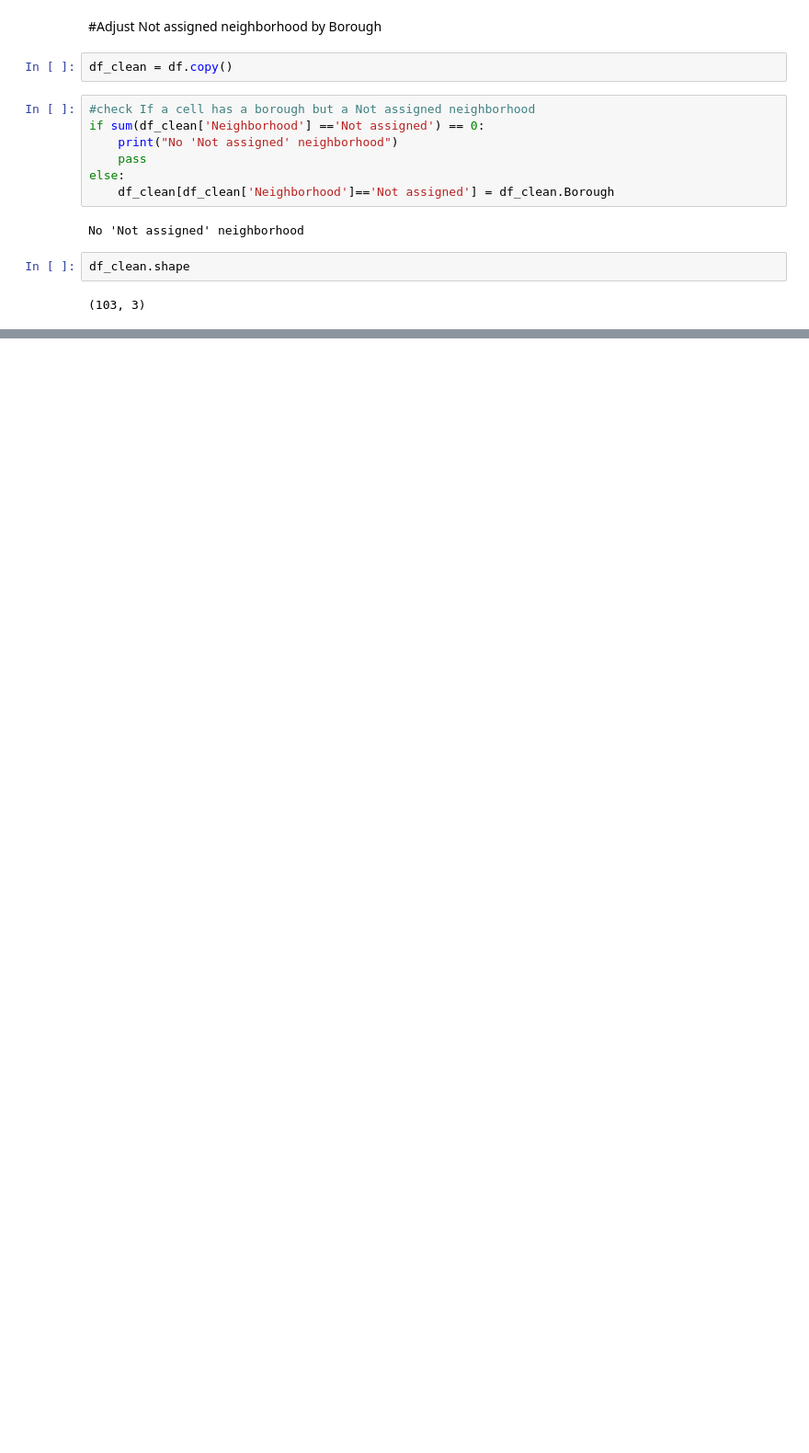
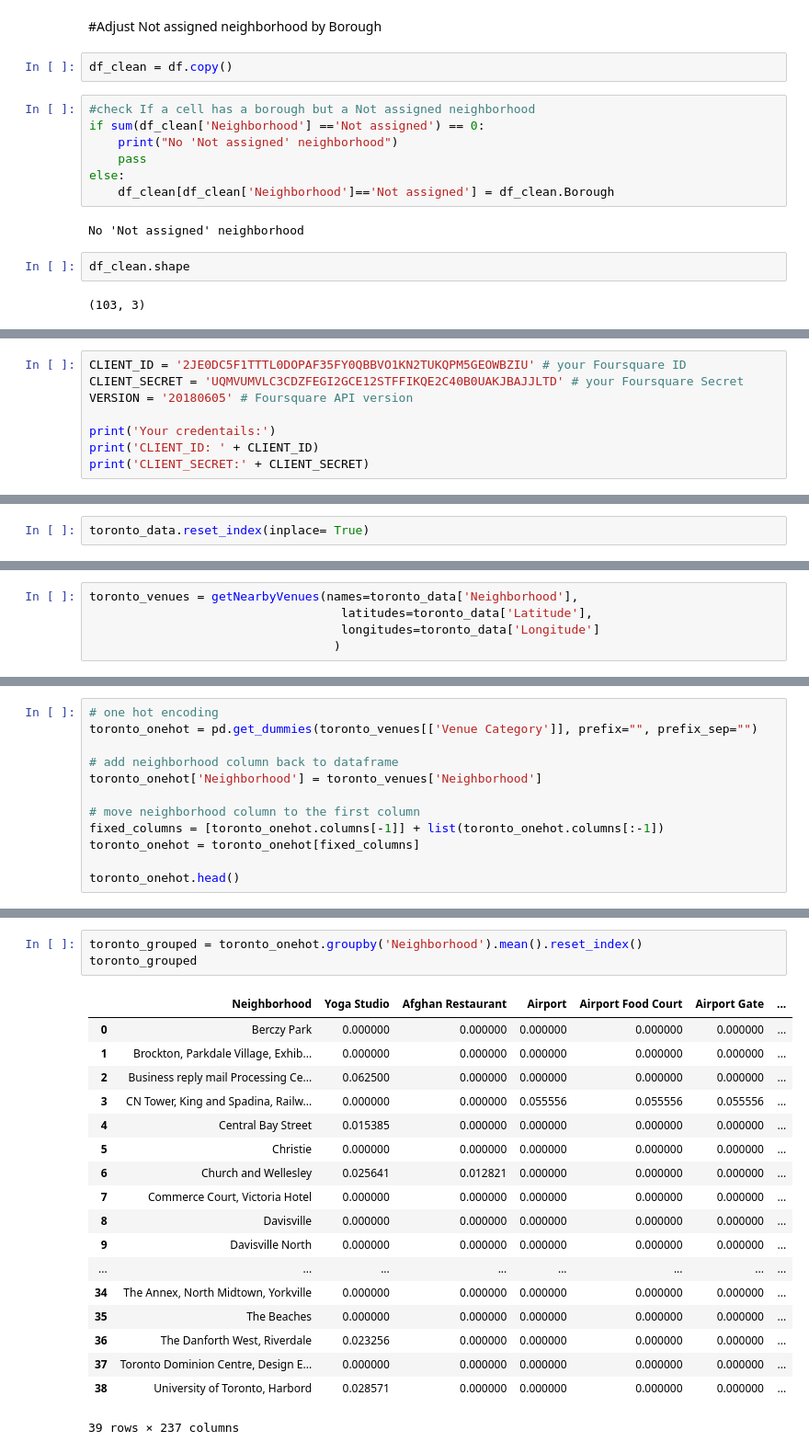
Before and after one commit to RachataBurin-23/Coursera_Capstone, a Jupyter notebook: Capstone Project .ipynb, the cells around one changed output, grey strips where cells are left out. Shown: that part at 92% size. Cells and saved outputs as stored; diff of their text form; blank space fills up the shorter version.

Commit message:
add toronto analyze

```diff
--- a/Capstone Project .ipynb
+++ b/Capstone Project .ipynb
@@ -77,0 +163,8 @@ df_clean.shape
+# %%
+CLIENT_ID = '2JE0DC5F1TTTL0DOPAF35FY0QBBVO1KN2TUKQPM5GEOWBZIU' # your Foursquare ID
+CLIENT_SECRET = 'UQMVUMVLC3CDZFEGI2GCE12STFFIKQE2C40B0UAKJBAJJLTD' # your Foursquare Secret
+VERSION = '20180605' # Foursquare API version
+
+print('Your credentails:')
+print('CLIENT_ID: ' + CLIENT_ID)
+print('CLIENT_SECRET:' + CLIENT_SECRET)
@@ -77,0 +175,2 @@ df_clean.shape
+# %%
+toronto_data.reset_index(inplace= True)
@@ -77,0 +221,5 @@ df_clean.shape
+# %%
+toronto_venues = getNearbyVenues(names=toronto_data['Neighborhood'],
+                                   latitudes=toronto_data['Latitude'],
+                                   longitudes=toronto_data['Longitude']
+                                  )
@@ -77,0 +282,12 @@ df_clean.shape
+# %%
+# one hot encoding
+toronto_onehot = pd.get_dummies(toronto_venues[['Venue Category']], prefix="", prefix_sep="")
+
+# add neighborhood column back to dataframe
+toronto_onehot['Neighborhood'] = toronto_venues['Neighborhood']
+
+# move neighborhood column to the first column
+fixed_columns = [toronto_onehot.columns[-1]] + list(toronto_onehot.columns[:-1])
+toronto_onehot = toronto_onehot[fixed_columns]
+
+toronto_onehot.head()
@@ -77,0 +306,22 @@ df_clean.shape
+# %%
+toronto_grouped = toronto_onehot.groupby('Neighborhood').mean().reset_index()
+toronto_grouped
+# %% [output]
+|  | Neighborhood | Yoga Studio | Afghan Restaurant | Airport | Airport Food Court | Airport Gate | ... |
+| 0 | Berczy Park | 0.000000 | 0.000000 | 0.000000 | 0.000000 | 0.000000 | ... |
+| 1 | Brockton, Parkdale Village, Exhib... | 0.000000 | 0.000000 | 0.000000 | 0.000000 | 0.000000 | ... |
+| 2 | Business reply mail Processing Ce... | 0.062500 | 0.000000 | 0.000000 | 0.000000 | 0.000000 | ... |
+| 3 | CN Tower, King and Spadina, Railw... | 0.000000 | 0.000000 | 0.055556 | 0.055556 | 0.055556 | ... |
+| 4 | Central Bay Street | 0.015385 | 0.000000 | 0.000000 | 0.000000 | 0.000000 | ... |
+| 5 | Christie | 0.000000 | 0.000000 | 0.000000 | 0.000000 | 0.000000 | ... |
+| 6 | Church and Wellesley | 0.025641 | 0.012821 | 0.000000 | 0.000000 | 0.000000 | ... |
+| 7 | Commerce Court, Victoria Hotel | 0.000000 | 0.000000 | 0.000000 | 0.000000 | 0.000000 | ... |
+| 8 | Davisville | 0.000000 | 0.000000 | 0.000000 | 0.000000 | 0.000000 | ... |
+| 9 | Davisville North | 0.000000 | 0.000000 | 0.000000 | 0.000000 | 0.000000 | ... |
+| ... | ... | ... | ... | ... | ... | ... | ... |
+| 34 | The Annex, North Midtown, Yorkville | 0.000000 | 0.000000 | 0.000000 | 0.000000 | 0.000000 | ... |
+| 35 | The Beaches | 0.000000 | 0.000000 | 0.000000 | 0.000000 | 0.000000 | ... |
+| 36 | The Danforth West, Riverdale | 0.023256 | 0.000000 | 0.000000 | 0.000000 | 0.000000 | ... |
+| 37 | Toronto Dominion Centre, Design E... | 0.000000 | 0.000000 | 0.000000 | 0.000000 | 0.000000 | ... |
+| 38 | University of Toronto, Harbord | 0.028571 | 0.000000 | 0.000000 | 0.000000 | 0.000000 | ... |
+39 rows × 237 columns
```
Also changed, not shown: parts of 42 cells of this notebook, 2 other files.
